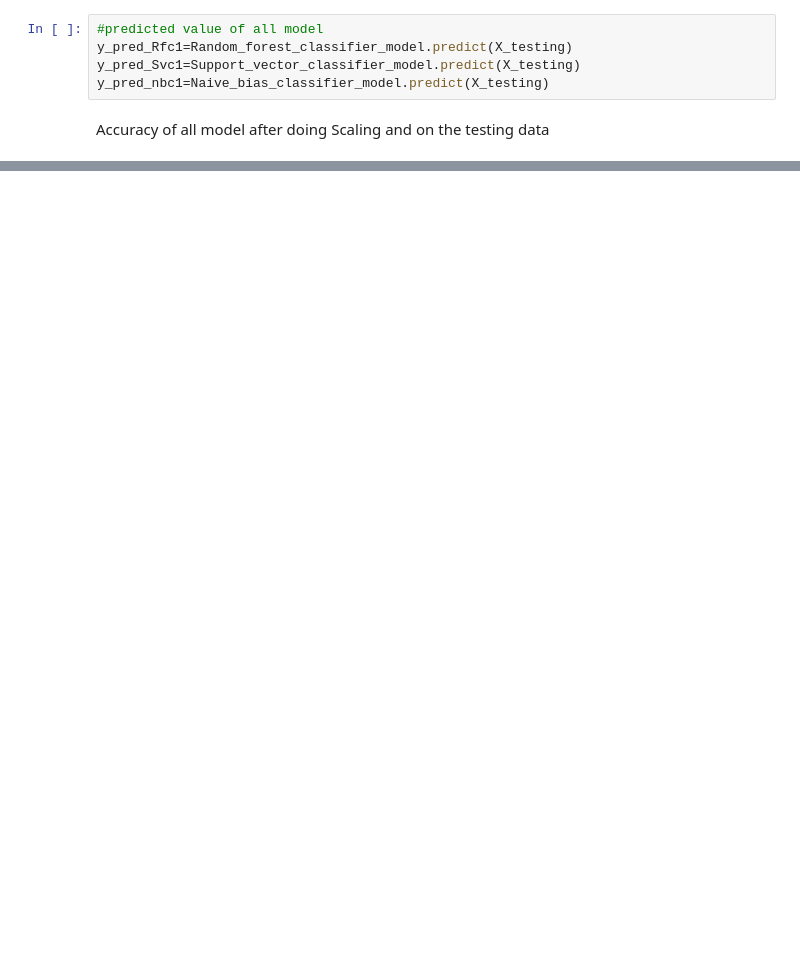
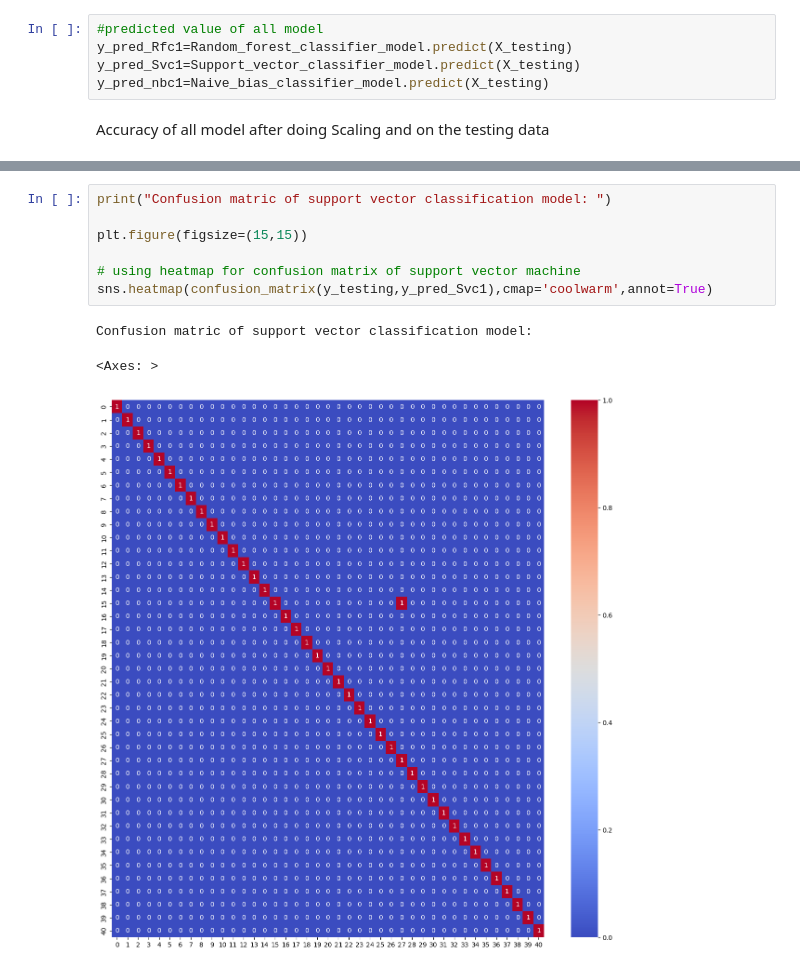
Before and after one commit to Kushagrarajsinghavisoft/Daily-works, a Jupyter notebook: April/09-04-2024/09-04-2024.ipynb, the cells around one changed output, grey strips where cells are left out. Saved outputs shown, nothing was run; the diff lists cells and outputs as text; blank space fills up the shorter version.

```diff
--- a/April/09-04-2024/09-04-2024.ipynb
+++ b/April/09-04-2024/09-04-2024.ipynb
@@ -315,3 +289,14 @@ Confusion matric of random forest classifier model:
+# %%
+print("Confusion matric of support vector classification model: ")
+
+plt.figure(figsize=(15,15))
+
+# using heatmap for confusion matrix of support vector machine
+sns.heatmap(confusion_matrix(y_testing,y_pred_Svc1),cmap='coolwarm',annot=True)
+# %% [output]
+Confusion matric of support vector classification model:
+<Axes: >
+[figure, added]
 # %%
 print("Confusion matric of naive bayes classification model: ")
 
```
Also changed, not shown: parts of 26 cells of this notebook, 2 other files.
